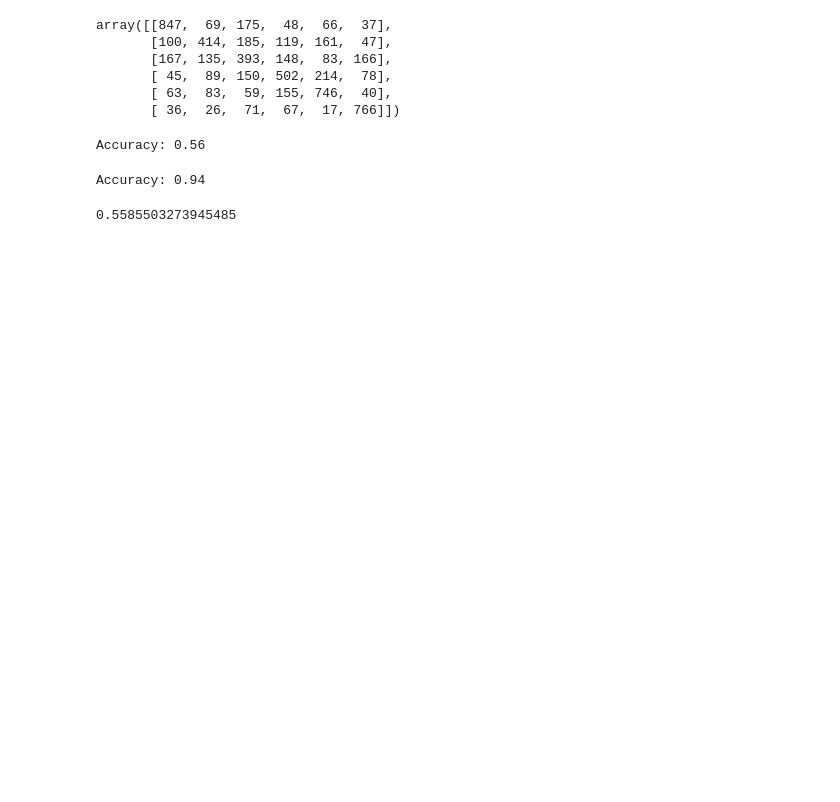
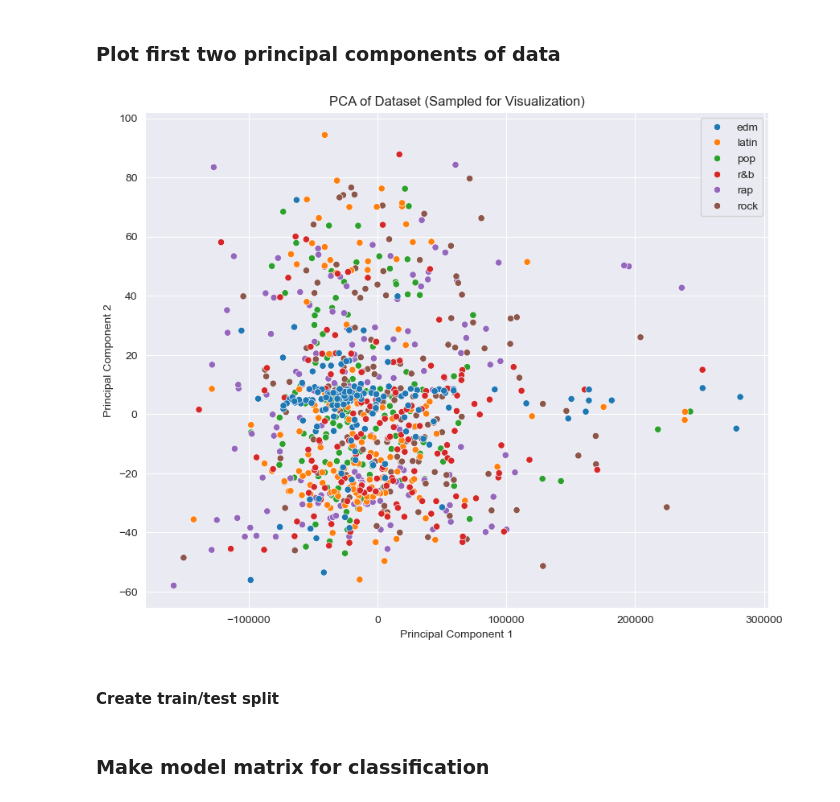
Before and after one commit to jackkrebsbach/stats, a Jupyter notebook: project/analysis.ipynb, the cells around one changed output. Saved outputs shown, nothing was run; the diff lists cells and outputs as text; code cells hidden in the pictures; blank space fills up the shorter version.

```diff
--- a/project/analysis.ipynb
+++ b/project/analysis.ipynb
@@ -34,3 +31,13 @@ df['playlist_genre'] = df['playlist_genre'].astype('category')
+# %%
+# Read in the CSV
+df = pd.read_csv("./clean_data/spotify_songs.csv")
+
+# Transform categorical data
+df['playlist_genre'] = df['playlist_genre'].astype('category')
+df['key'] = df['key'].astype('category')
+df['mode'] = df['mode'].astype('category')
+numeric_cols = df.select_dtypes(include=['number'])
+df[numeric_cols.columns] = numeric_cols.astype('float64')
 # %%
 df.head()
 # %% [output]
@@ -104,24 +51,28 @@ cm = confusion_matrix(genre_test, pred)
-# %%
-cm
-# %% [output]
-array([[847,  69, 175,  48,  66,  37],
-       [100, 414, 185, 119, 161,  47],
-       [167, 135, 393, 148,  83, 166],
-       [ 45,  89, 150, 502, 214,  78],
-       [ 63,  83,  59, 155, 746,  40],
-       [ 36,  26,  71,  67,  17, 766]])
-# %%
-accuracy = accuracy_score(genre_test, pred)
-print(f"Accuracy: {accuracy:.2f}")
-# %% [output]
-Accuracy: 0.56
-# %%
-pred_train = rfc.predict(x_train)
-accuracy_train = accuracy_score(train.playlist_genre, pred_train)
-print(f"Accuracy: {accuracy_train:.2f}")
-# %% [output]
-Accuracy: 0.94
-# %%
-np.trace(cm)/np.sum(cm)
-# %% [output]
-0.5585503273945485
+# %% [markdown]
+### Plot first two principal components of data
+# %%
+# Get the first two principal components
+pca = PCA(n_components=2)
+principal_components = pca.fit_transform(numeric_cols)
+pca_df = pd.DataFrame(data=principal_components, columns=['PC1', 'PC2'])
+pca_df['playlist_genre'] = df['playlist_genre'].values  # Ensure this column aligns with your PCA data
+
+
+# Sample 150 points from each class for plotting
+plot_df = pd.DataFrame()
+for genre in pca_df['playlist_genre'].unique():
+    sampled_genre_df = pca_df[pca_df['playlist_genre'] == genre].sample(n=150, random_state=42)
+    plot_df = pd.concat([plot_df, sampled_genre_df], axis=0)
+
+# Plot the results
+plt.figure(figsize=(10, 8))
+sns.scatterplot(x='PC1', y='PC2', hue='playlist_genre', data=plot_df)
+plt.title('PCA of Dataset (Sampled for Visualization)')
+plt.xlabel('Principal Component 1')
+plt.ylabel('Principal Component 2')
+plt.legend()
+plt.show()
+# %% [output]
+[figure, added]
+# %% [markdown]
+#### Create train/test split
@@ -127,0 +81,2 @@ np.trace(cm)/np.sum(cm)
+# %% [markdown]
+### Make model matrix for classification
```
Also changed, not shown: parts of 43 cells of this notebook, 7 other files.
